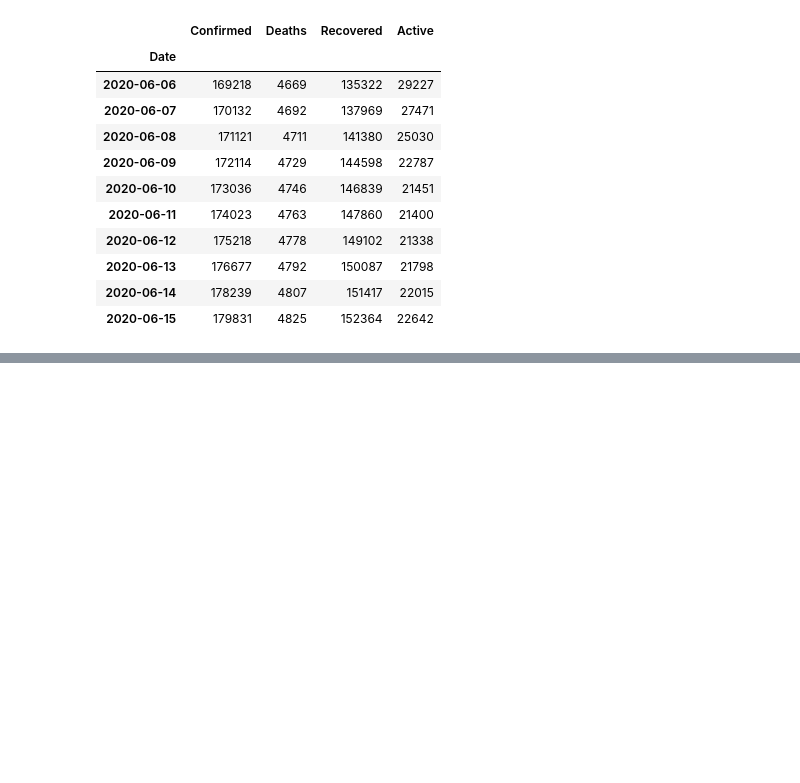
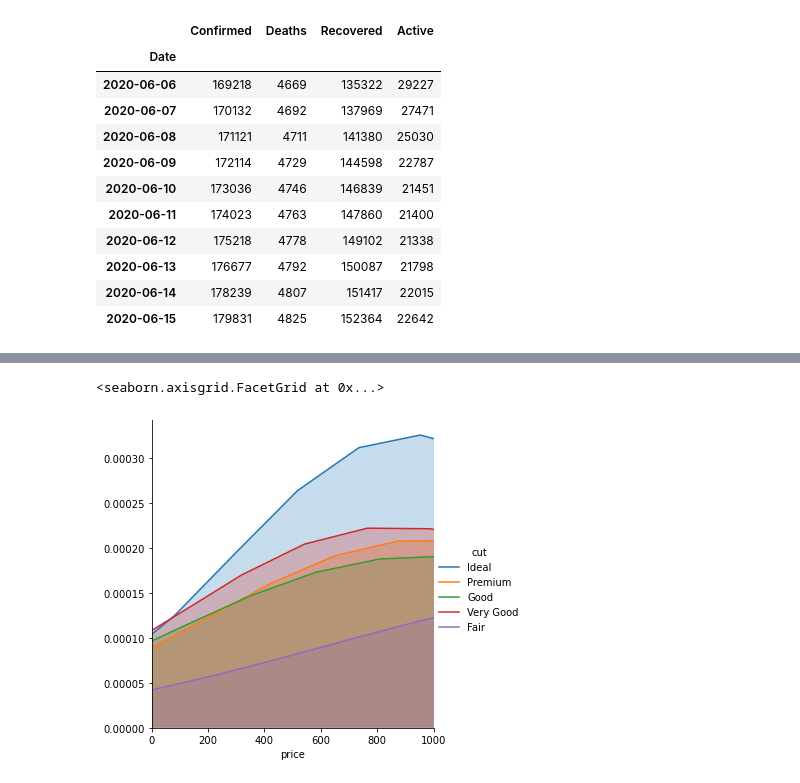
Before and after one commit to tubademir23/ML_Python101, a Jupyter notebook: istihza/istihza.ipynb, the cells around one changed output, grey strips where cells are left out. Cells and saved outputs as stored; diff of their text form; code cells hidden in the pictures; blank space fills up the shorter version.

```diff
--- a/istihza/istihza.ipynb
+++ b/istihza/istihza.ipynb
@@ -196,0 +214,5 @@ df.tail(10)
+# %%
+(sns.FacetGrid(df, hue="cut", height=5, xlim=(0,1000)).map(sns.kdeplot,"price", shade=True).add_legend())
+# %% [output]
+<seaborn.axisgrid.FacetGrid at 0x...>
+[figure, added]
```
Also changed, not shown: parts of 40 cells of this notebook, 9 other files.
